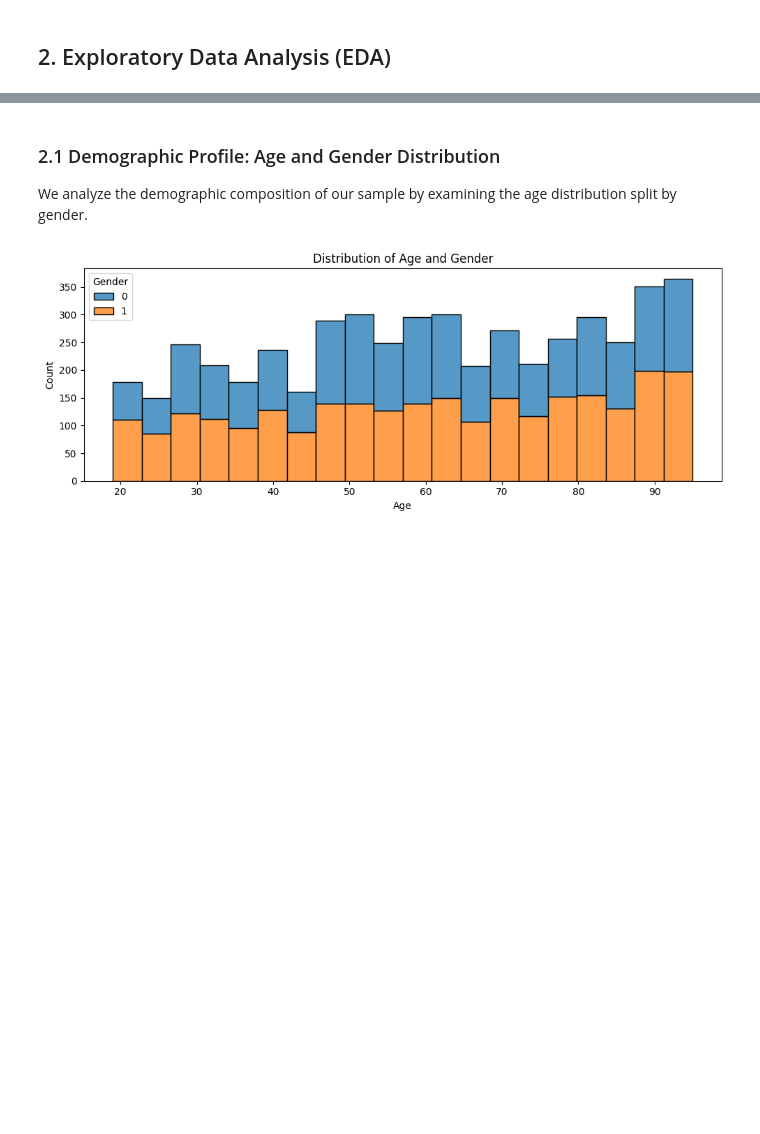
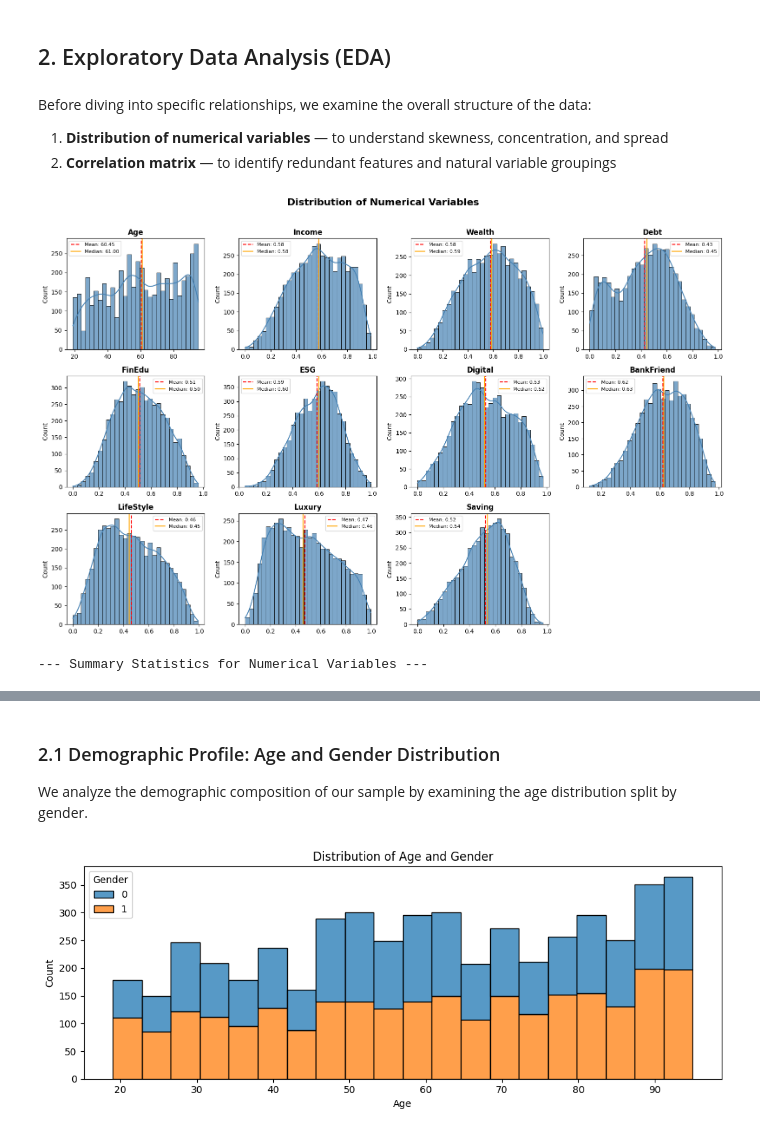
Before and after one commit to SimoneCerrone/FINTECH, a Jupyter notebook: BankClients_Segmentation_Final1.ipynb, the cells around one changed output, grey strips where cells are left out. Cells and saved outputs as stored; diff of their text form; code cells hidden in the pictures; blank space fills up the shorter version.

```diff
--- a/BankClients_Segmentation_Final1.ipynb
+++ b/BankClients_Segmentation_Final1.ipynb
@@ -88,3 +88,47 @@ display(df.describe().round(2))
 | max | 95.00 | 1.00 | 5.00 | 3.00 | 3.00 | 6.00 | 0.98 | 1.00 | 0.98 | 0.96 | 0.99 | ... |
 # %% [markdown]
 ## 2. Exploratory Data Analysis (EDA)
+# %% [markdown]
+Before diving into specific relationships, we examine the overall structure of the data:
+1. **Distribution of numerical variables** — to understand skewness, concentration, and spread
+2. **Correlation matrix** — to identify redundant features and natural variable groupings
+# %%
+numerical_cols = ['Age', 'Income', 'Wealth', 'Debt', 'FinEdu', 'ESG',
+                  'Digital', 'BankFriend', 'LifeStyle', 'Luxury', 'Saving']
+
+fig, axes = plt.subplots(3, 4, figsize=(16, 10))
+axes = axes.flatten()
+
+for i, col in enumerate(numerical_cols):
+    ax = axes[i]
+
+    # Histogram with KDE
+    sns.histplot(df[col], bins=30, kde=True, ax=ax, color='steelblue', alpha=0.7)
+
+    # Add mean and median lines
+    mean_val = df[col].mean()
+    median_val = df[col].median()
+    ax.axvline(mean_val, color='red', linestyle='--', linewidth=1.5, label=f'Mean: {mean_val:.2f}')
+    ax.axvline(median_val, color='orange', linestyle='-', linewidth=1.5, label=f'Median: {median_val:.2f}')
+
+    ax.set_title(col, fontsize=12, fontweight='bold')
+    ax.set_xlabel('')
+    ax.legend(fontsize=8)
+
+# Hide the empty subplot (12th position)
+axes[11].axis('off')
+
+plt.suptitle('Distribution of Numerical Variables', fontsize=16, fontweight='bold', y=1.02)
+plt.tight_layout()
+plt.show()
+
+# Summary statistics table
+print('--- Summary Statistics for Numerical Variables ---')
+summary_stats = df[numerical_cols].agg(['mean', 'median', 'std', 'skew']).round(3)
+summary_stats.loc['skew_interpretation'] = summary_stats.loc['skew'].apply(
+    lambda x: 'symmetric' if abs(x) < 0.5 else ('right-skewed' if x > 0 else 'left-skewed')
+)
+display(summary_stats)
+# %% [output]
+[figure, added]
+--- Summary Statistics for Numerical Variables ---
```
Also changed, not shown: parts of 4 cells of this notebook.
